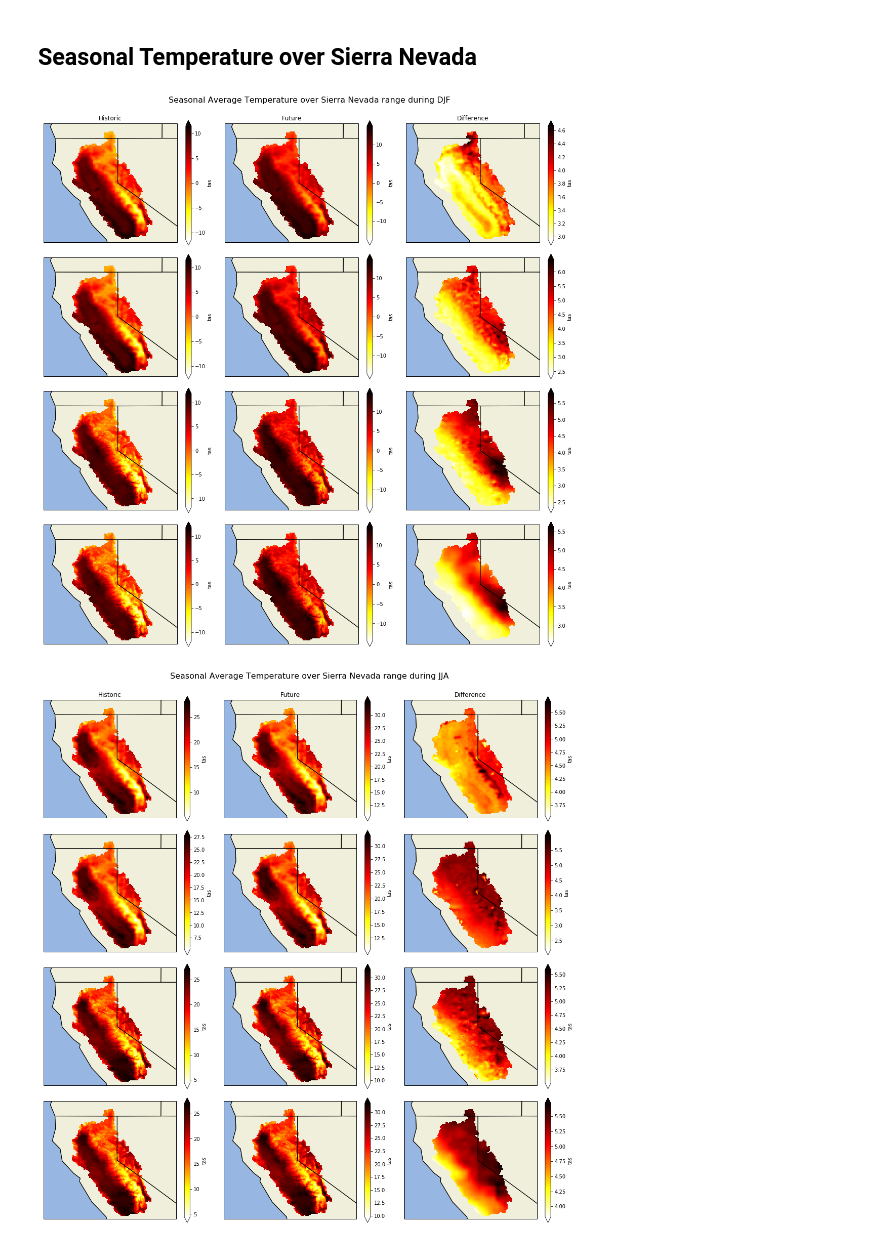
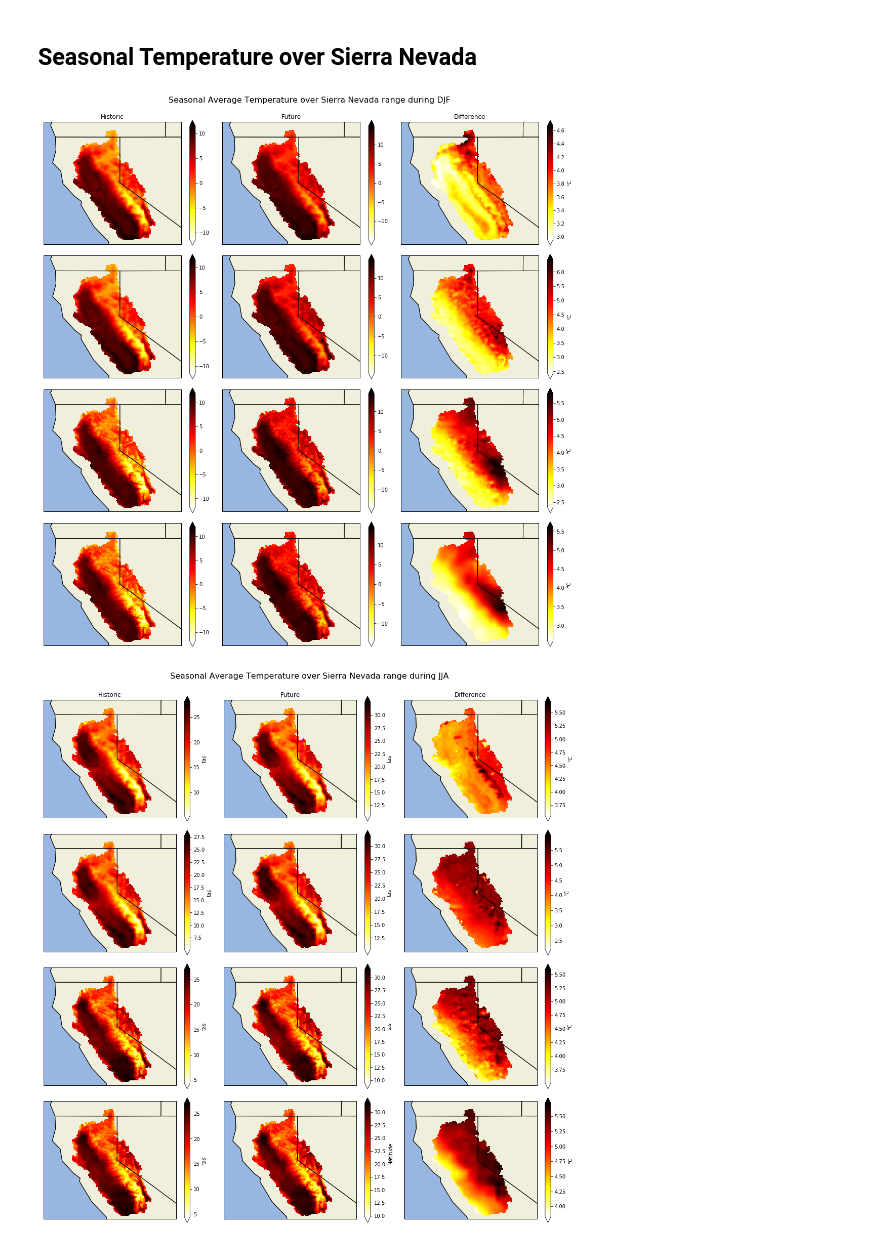
Before and after one commit to raghavgr/DOE-Hydro, a Jupyter notebook: Temperature with Mean Difference.ipynb, the cells around one changed output. Saved outputs shown, nothing was run; the diff lists cells and outputs as text; code cells hidden in the pictures.

```diff
--- a/Temperature with Mean Difference.ipynb
+++ b/Temperature with Mean Difference.ipynb
@@ -183,10 +183,10 @@ future_mean = [
 ]
 
 for i, model in enumerate(('WRF', 'LOCA_WRF', 'LOCA_14', 'BCSD_14')):
-    past_mean[i].plot(cmap=cbar_color, add_colorbar=True, ax=axes[i, 0], extend='both')
-    future_mean[i].plot(cmap=cbar_color, add_colorbar=True, ax=axes[i, 1], extend='both')
+    past_mean[i].plot(cmap=cbar_color, add_colorbar=True, ax=axes[i, 0], extend='both', add_labels=False)
+    future_mean[i].plot(cmap=cbar_color, add_colorbar=True, ax=axes[i, 1], extend='both', add_labels=False)
     diff_plt = future_mean[i] - past_mean[i]
-    diff_plt.plot(cmap=cbar_color, ax=axes[i, 2], extend='both')
+    diff_plt.plot(cmap=cbar_color, ax=axes[i, 2], extend='both', cbar_kwargs={'label': cbar_label_title})
     axes[i, 0].set_ylabel(model)
     axes[i, 1].set_ylabel('')
     axes[i, 2].set_ylabel('')
@@ -198,34 +198,34 @@ for i, model in enumerate(('WRF', 'LOCA_WRF', 'LOCA_14', 'BCSD_14')):
 axes[0, 0].set_title('Historic')
 axes[0, 1].set_title('Future')
 axes[0, 2].set_title('Difference')
 fig.suptitle('Seasonal Average Temperature over Sierra Nevada range during {0}'.format(season_str), fontsize=16, y=1.02)
 
 for ax in axes.flat:
     ax.axes.get_xaxis().set_ticklabels([])
     ax.axes.get_yaxis().set_ticklabels([])
     #ax.axes.axis('tight')
     ax.set_xlabel('')
     ax.add_feature(cfeature.BORDERS)
     ax.add_feature(cfeature.COASTLINE)
     ax.add_feature(cfeature.STATES)
     ax.add_feature(cfeature.OCEAN)
     ax.add_feature(cfeature.LAKES)
     ax.add_feature(cfeature.LAND)
     ax.set_extent([-125, -116, 43, 35])
     #gridlines = ax.gridlines(draw_labels=True)
     """
     ax.text(-0.07, 0.55, 'latitude', va='bottom', ha='center',
         rotation='vertical', rotation_mode='anchor',
         transform=ax.transAxes)
     """
 
     #ax.text(0.5, -0.2, 'longitude', va='bottom', ha='center',
         #rotation='horizontal', rotation_mode='anchor',
         #transform=ax.transAxes)
 
 plt.tight_layout()
 # %% [output]
-[figure, old version]
+[figure, new version]
 # %%
 fig, axes = plt.subplots(nrows=4, ncols=3, figsize=(15, 15), subplot_kw={'projection': ccrs.PlateCarree()})
 
@@ -253,7 +253,7 @@ for i, model in enumerate(('WRF', 'LOCA_WRF', 'LOCA_14', 'BCSD_14')):
     past_mean[i].plot(cmap=cbar_color, add_colorbar=True, ax=axes[i, 0], extend='both')
     future_mean[i].plot(cmap=cbar_color, add_colorbar=True, ax=axes[i, 1], extend='both')
     diff_plt = future_mean[i] - past_mean[i]
-    diff_plt.plot(cmap=cbar_color, ax=axes[i, 2], extend='both')
+    diff_plt.plot(cmap=cbar_color, ax=axes[i, 2], extend='both', cbar_kwargs={'label': cbar_label_title})
     axes[i, 0].set_ylabel(model)
     axes[i, 1].set_ylabel('')
     axes[i, 2].set_ylabel('')
@@ -266,7 +266,9 @@ axes[0, 0].set_title('Historic')
 axes[0, 1].set_title('Future')
 axes[0, 2].set_title('Difference')
 fig.suptitle('Seasonal Average Temperature over Sierra Nevada range during {0}'.format(season_str), fontsize=16, y=1.02)
-
+axes[0,0].text(-0.07, 0.55, 'latitude', va='bottom', ha='center',
+        rotation='vertical', rotation_mode='anchor',
+        transform=ax.transAxes)
 for ax in axes.flat:
     ax.axes.get_xaxis().set_ticklabels([])
     ax.axes.get_yaxis().set_ticklabels([])
@@ -292,4 +294,4 @@ for ax in axes.flat:
 
 plt.tight_layout()
 # %% [output]
-[figure, old version]
+[figure, new version]
```
